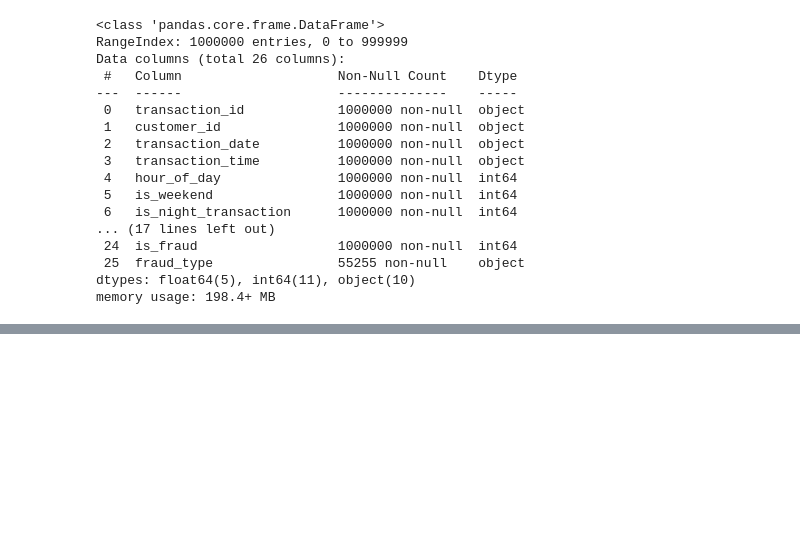
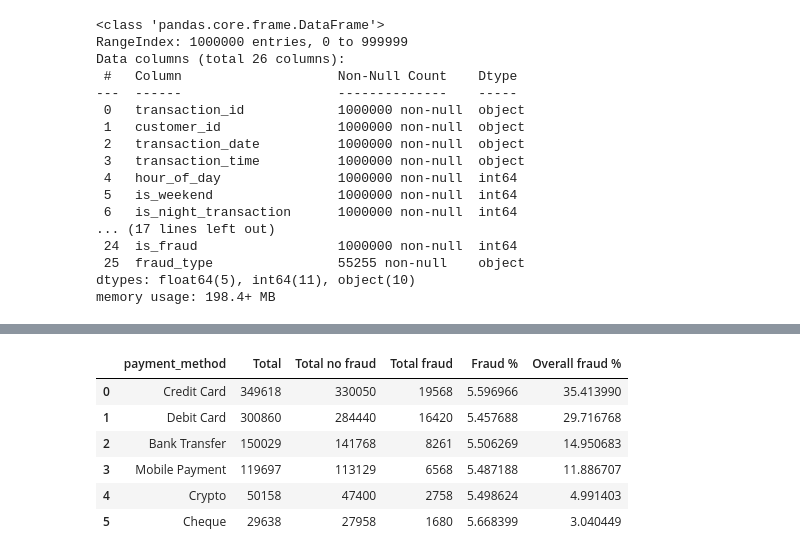
Before and after one commit to monci07/Bank_transaction_fraud_detection, a Jupyter notebook: Notebook.ipynb, the cells around one changed output, grey strips where cells are left out. Drawn from its saved outputs; the diff is of its cells as text; code cells hidden in the pictures; blank space fills up the shorter version.

```diff
--- a/Notebook.ipynb
+++ b/Notebook.ipynb
@@ -62,0 +157,18 @@ memory usage: 198.4+ MB
+# %%
+total_fraud = len(df[df['is_fraud']==1])
+
+t1 = df['payment_method'].value_counts().reset_index().rename(columns={'count': 'Total'})
+t2 = df[df['is_fraud']==0]['payment_method'].value_counts().reset_index().rename(columns={'count': 'Total no fraud'})
+t3 = df[df['is_fraud']==1]['payment_method'].value_counts().reset_index().rename(columns={'count': 'Total fraud'})
+complete_t = t1.merge(t2, on = 'payment_method', how = 'inner').merge(t3, on = 'payment_method', how = 'inner')
+complete_t['Fraud %'] = complete_t['Total fraud'] / complete_t['Total'] * 100
+complete_t['Overall fraud %'] = complete_t['Total fraud'] / total_fraud * 100
+complete_t
+# %% [output]
+|  | payment_method | Total | Total no fraud | Total fraud | Fraud % | Overall fraud % |
+| 0 | Credit Card | 349618 | 330050 | 19568 | 5.596966 | 35.413990 |
+| 1 | Debit Card | 300860 | 284440 | 16420 | 5.457688 | 29.716768 |
+| 2 | Bank Transfer | 150029 | 141768 | 8261 | 5.506269 | 14.950683 |
+| 3 | Mobile Payment | 119697 | 113129 | 6568 | 5.487188 | 11.886707 |
+| 4 | Crypto | 50158 | 47400 | 2758 | 5.498624 | 4.991403 |
+| 5 | Cheque | 29638 | 27958 | 1680 | 5.668399 | 3.040449 |
```
Also changed, not shown: parts of 11 cells of this notebook.
